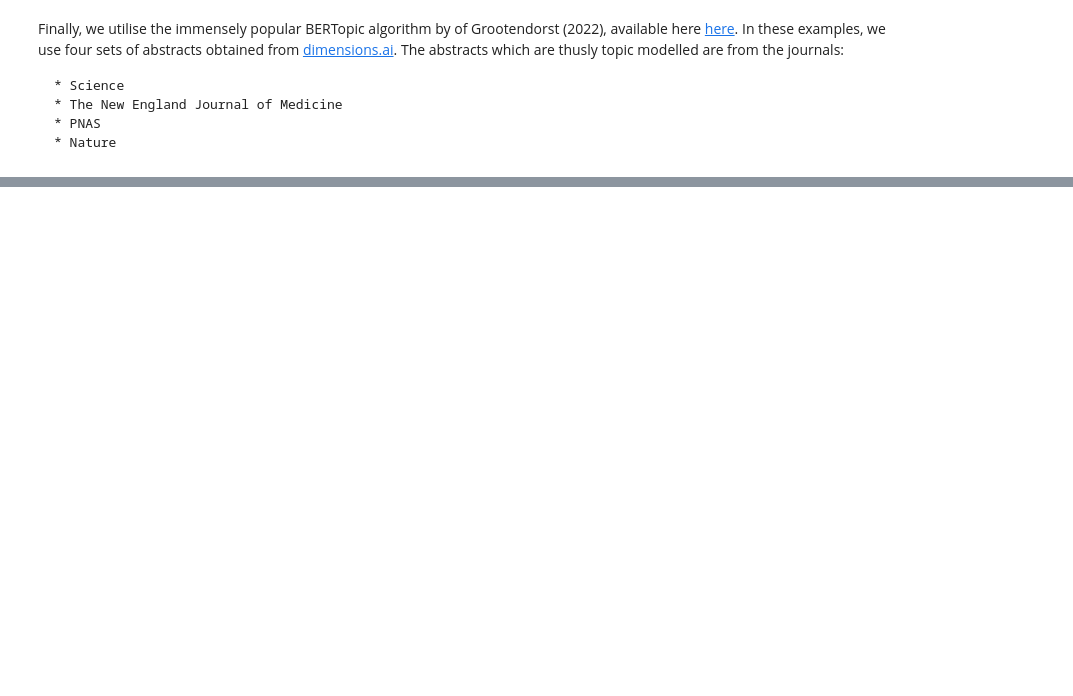
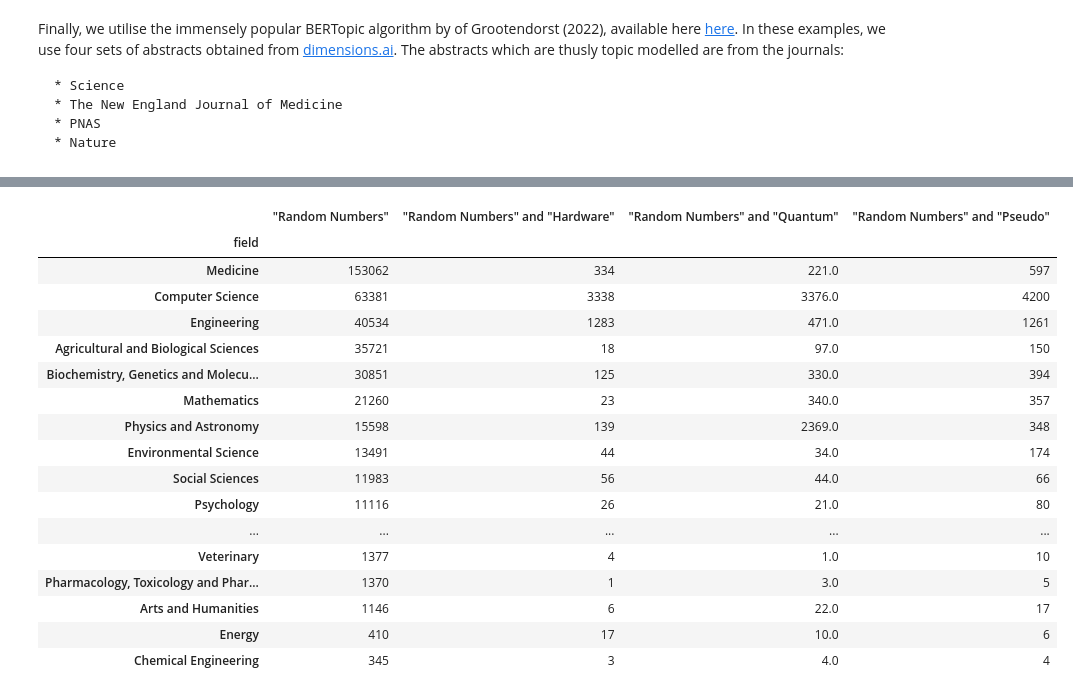
Before and after one commit to crahal/seeds, a Jupyter notebook: src/visualisation_notebook.ipynb, the cells around one changed output, grey strips where cells are left out. Saved outputs shown, nothing was run; the diff lists cells and outputs as text; code cells hidden in the pictures; blank space fills up the shorter version.

```diff
--- a/src/visualisation_notebook.ipynb
+++ b/src/visualisation_notebook.ipynb
@@ -151,0 +141,21 @@ Please don't hesitate to get in contact with any other examples which you can th
+# %%
+make_table(df_rng, df_hrng, df_qrng, df_prng, 'field')
+# %% [output]
+|  | "Random Numbers" | "Random Numbers" and "Hardware" | "Random Numbers" and "Quantum" | "Random Numbers" and "Pseudo" |
+| field |  |  |  |  |
+| Medicine | 153062 | 334 | 221.0 | 597 |
+| Computer Science | 63381 | 3338 | 3376.0 | 4200 |
+| Engineering | 40534 | 1283 | 471.0 | 1261 |
+| Agricultural and Biological Sciences | 35721 | 18 | 97.0 | 150 |
+| Biochemistry, Genetics and Molecu... | 30851 | 125 | 330.0 | 394 |
+| Mathematics | 21260 | 23 | 340.0 | 357 |
+| Physics and Astronomy | 15598 | 139 | 2369.0 | 348 |
+| Environmental Science | 13491 | 44 | 34.0 | 174 |
+| Social Sciences | 11983 | 56 | 44.0 | 66 |
+| Psychology | 11116 | 26 | 21.0 | 80 |
+| ... | ... | ... | ... | ... |
+| Veterinary | 1377 | 4 | 1.0 | 10 |
+| Pharmacology, Toxicology and Phar... | 1370 | 1 | 3.0 | 5 |
+| Arts and Humanities | 1146 | 6 | 22.0 | 17 |
+| Energy | 410 | 17 | 10.0 | 6 |
+| Chemical Engineering | 345 | 3 | 4.0 | 4 |
```
Also changed, not shown: parts of 13 cells of this notebook.
